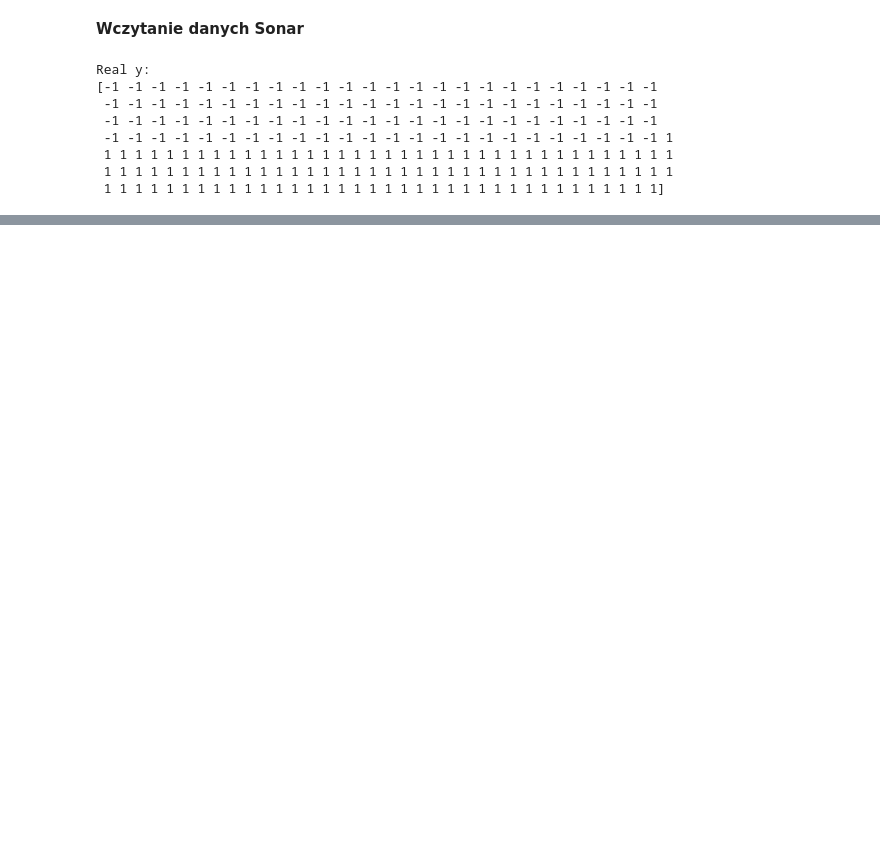
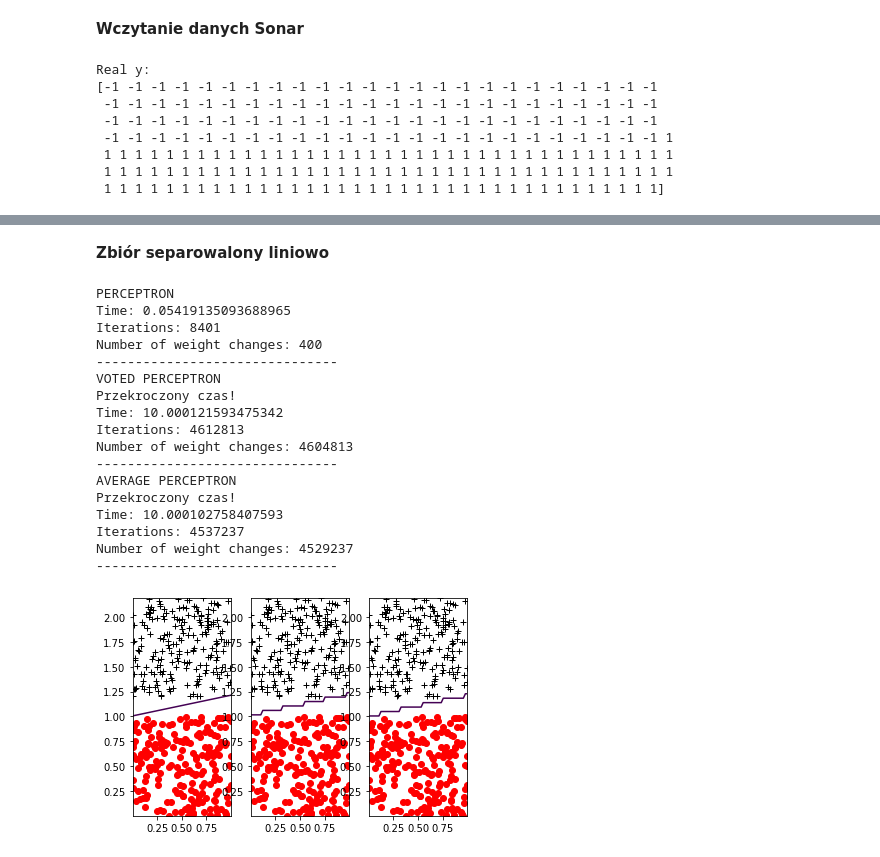
Before and after one commit to wolejnik/master-s-degree, a Jupyter notebook: simple_perceptron/main.ipynb, the cells around one changed output, grey strips where cells are left out. Saved outputs shown, nothing was run; the diff lists cells and outputs as text; code cells hidden in the pictures; blank space fills up the shorter version.

```diff
--- a/simple_perceptron/main.ipynb
+++ b/simple_perceptron/main.ipynb
@@ -290,0 +356,10 @@ Dokładność klasyfikatora wynosi:  0.6038647342995169
+# %%
+for i, clf in enumerate([AveragePerceptron()]):
+    clf.fit(X, y)
+    y_pred = clf.predict(X)
+    print('Predicted y')
+    print(y_pred)
+    print('Dokładność klasyfikatora wynosi: ', accuracy_score(list(y), list(y_pred)))
+
+    print(clf.coef_, clf.intercept_)
+    a,b = clf.margin(X, y)
@@ -290,0 +384,10 @@ Dokładność klasyfikatora wynosi:  0.6038647342995169
+# %%
+for i, clf in enumerate([VotedPerceptron()]):
+    clf.fit(X, y)
+    y_pred = clf.predict(X)
+    print('Predicted y')
+    print(y_pred)
+    print('Dokładność klasyfikatora wynosi: ', accuracy_score(list(y), list(y_pred)))
+
+    print(clf.coef_, clf.intercept_)
+    a,b = clf.margin(X, y)
@@ -290,0 +412,36 @@ Dokładność klasyfikatora wynosi:  0.6038647342995169
+# %% [markdown]
+**Zbiór separowalony liniowo**
+# %%
+m, n = 200, 2
+X1 = np.random.rand(m, n)
+X2 = np.random.rand(m, n)
+X2[:, 1] = X2[:, 1] + 1.2
+X = np.vstack((X1, X2))
+y =np.concatenate((-np.ones(m), np.ones(m)))
+for i, clf in enumerate([
+                         Perceptron(),
+                         VotedPerceptron(),
+                         AveragePerceptron()
+                        ]):
+    plt.subplot(131+i)
+    clf.fit(X, y)
+    plot_class(X, y, clf)
+# %% [output]
+PERCEPTRON
+Time: 0.05419135093688965
+Iterations: 8401
+Number of weight changes: 400
+-------------------------------
+VOTED PERCEPTRON
+Przekroczony czas!
+Time: 10.000121593475342
+Iterations: 4612813
+Number of weight changes: 4604813
+-------------------------------
+AVERAGE PERCEPTRON
+Przekroczony czas!
+Time: 10.000102758407593
+Iterations: 4537237
+Number of weight changes: 4529237
+-------------------------------
+[figure, added]
```
Also changed, not shown: parts of 17 cells of this notebook.
